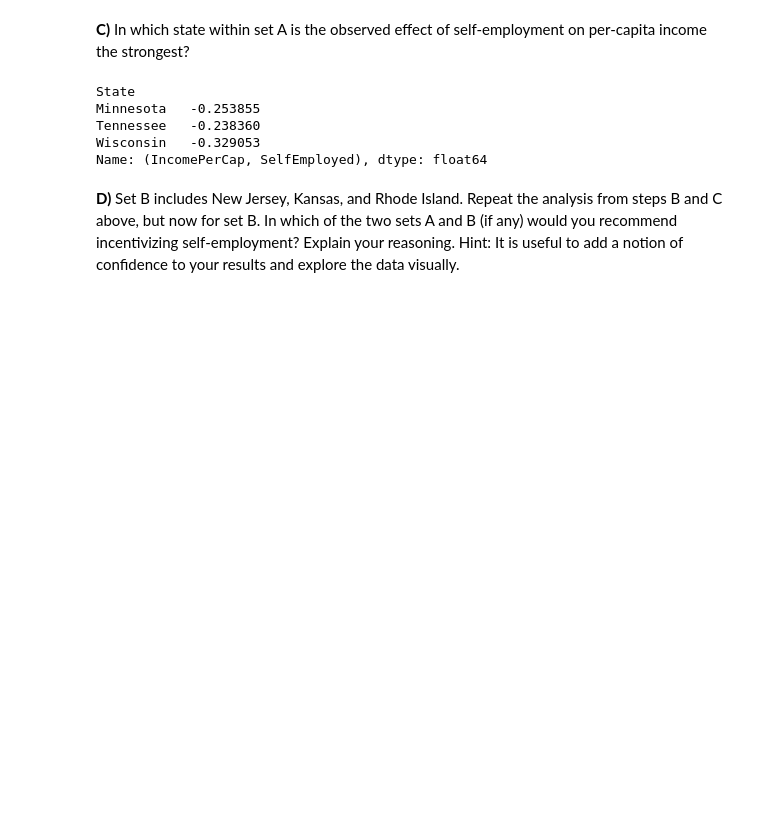
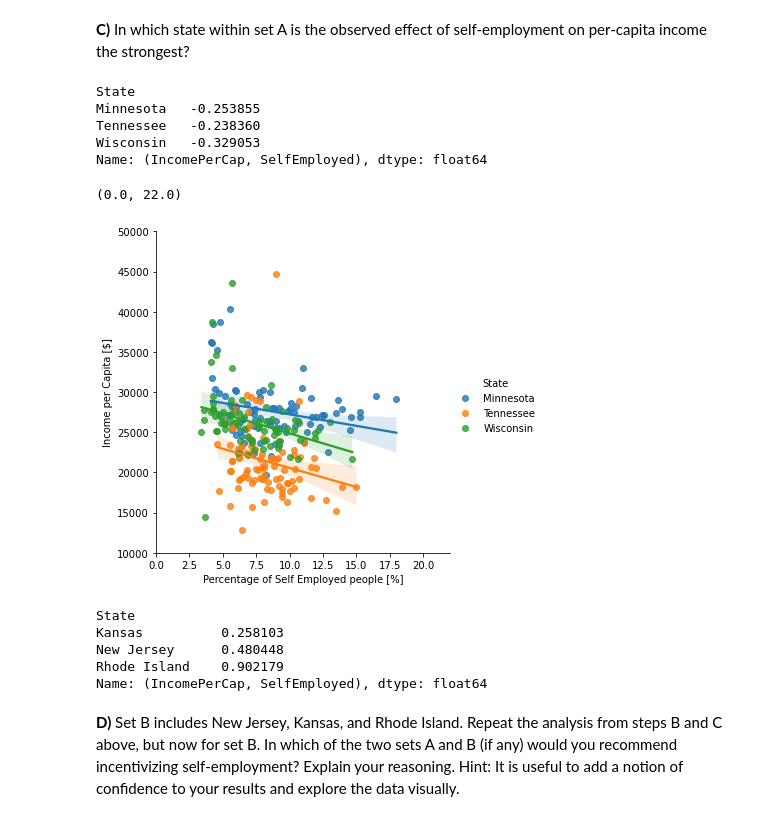
Before and after one commit to ravinitheshreddy/2020, a Jupyter notebook: Tutorials/03 - Describing data/Describing_data_exercise.ipynb, the cells around one changed output. Drawn from its saved outputs; the diff is of its cells as text; code cells hidden in the pictures; blank space fills up the shorter version.

```diff
--- a/Tutorials/03 - Describing data/Describing_data_exercise.ipynb
+++ b/Tutorials/03 - Describing data/Describing_data_exercise.ipynb
@@ -202,5 +212,22 @@ Minnesota   -0.253855
 Tennessee   -0.238360
 Wisconsin   -0.329053
 Name: (IncomePerCap, SelfEmployed), dtype: float64
+# %%
+sn.lmplot('SelfEmployed','IncomePerCap', data=seta, hue = 'State')
+plt.xlabel("Percentage of Self Employed people [%]")
+plt.ylabel("Income per Capita [$]")
+plt.ylim([10000,50000])
+plt.xlim([0,22])
+# %% [output]
+(0.0, 22.0)
+[figure, added]
+# %%
+setb.groupby('State')[['IncomePerCap','SelfEmployed']].corr().unstack().iloc[:,1]
+# %% [output]
+State
+Kansas          0.258103
+New Jersey      0.480448
+Rhode Island    0.902179
+Name: (IncomePerCap, SelfEmployed), dtype: float64
 # %% [markdown]
 **D)** Set B includes New Jersey, Kansas, and Rhode Island. Repeat the analysis from steps B and C above, but now for set B. In which of the two sets A and B (if any) would you recommend incentivizing self-employment? Explain your reasoning. Hint: It is useful to add a notion of confidence to your results and explore the data visually.
```
Also changed, not shown: parts of 16 cells of this notebook.
